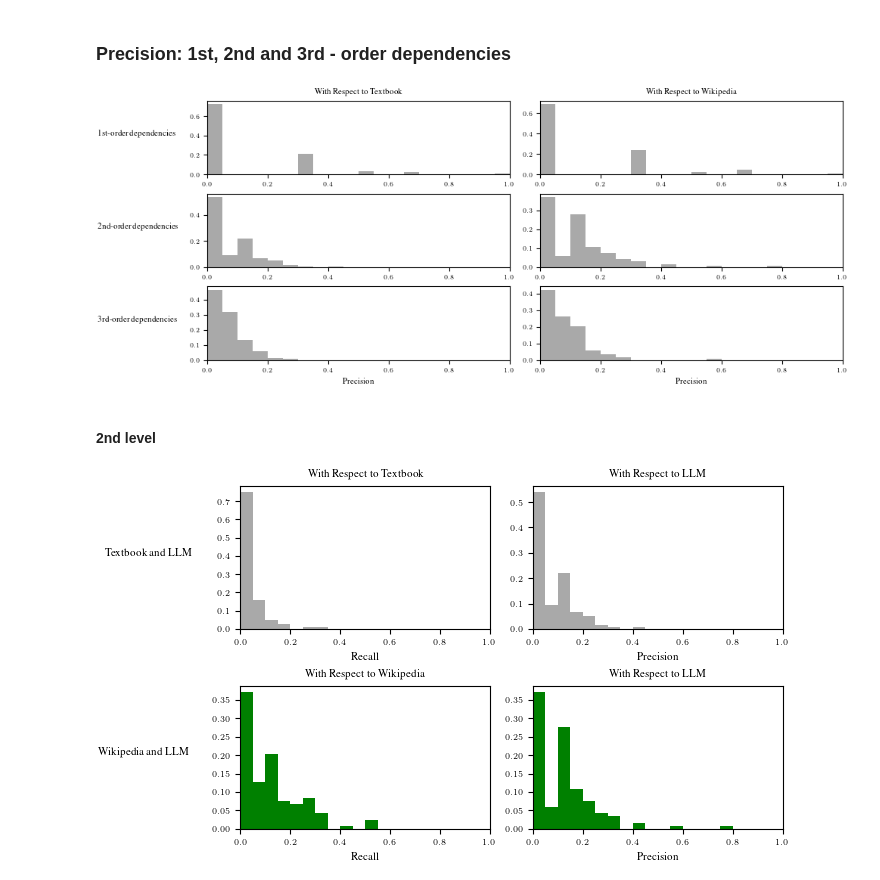
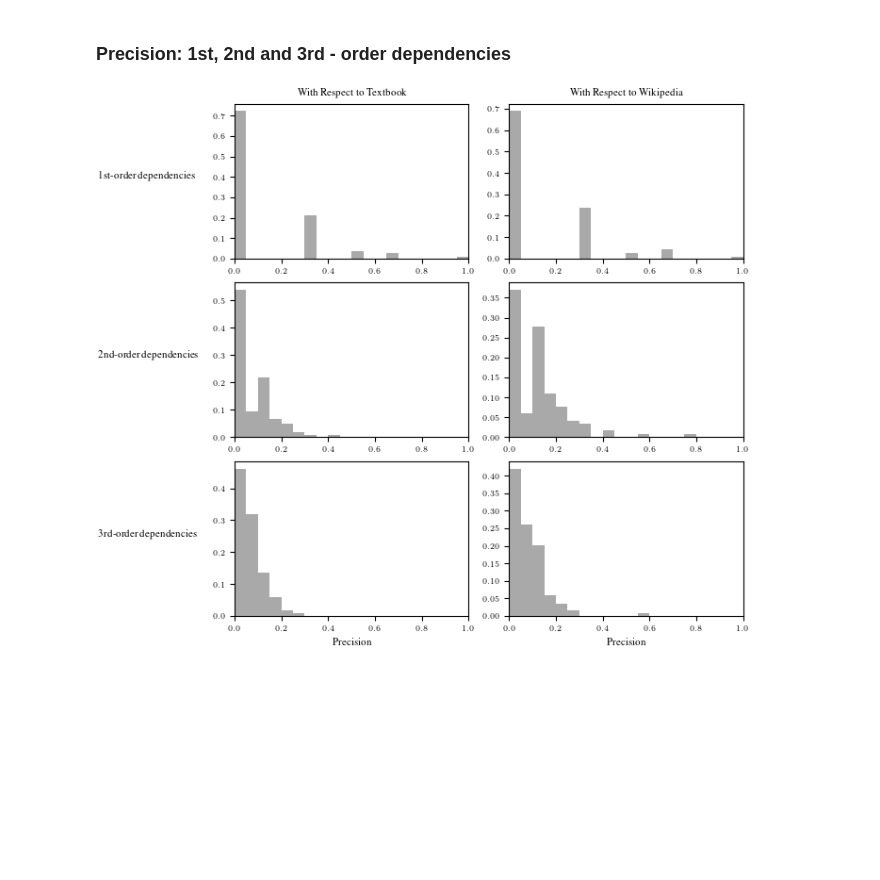
Before and after one commit to mlcolab/learning-dependencies, a Jupyter notebook: exp/22_Metrics.ipynb, the cells around one changed output. Saved outputs shown, nothing was run; the diff lists cells and outputs as text; code cells hidden in the pictures; blank space fills up the shorter version.

```diff
--- a/exp/22_Metrics.ipynb
+++ b/exp/22_Metrics.ipynb
@@ -279,7 +279,7 @@ deps = deps.fillna(0)
 # %%
 deps_filt = deps.loc[filter]
 
-figs, ax = plt.subplots(3, 2, figsize=(10,4))
+figs, ax = plt.subplots(3, 2, figsize=(7,6))
 
 # 1st order
 ax[0,0].set_title("With Respect to Textbook")
@@ -294,35 +294,33 @@ ax[0,1].hist(deps_filt['precision_llm_wiki_llm_1'],bins=20, range = (0,1), color
 ax[0,1].set_xlim(0, 1)
 
 # 2nd order
 
 ax[1,0].hist(deps_filt['precision_tb_llm_llm_2'],bins=20, range = (0,1),color="darkgrey",
              weights=np.ones(len(deps_filt['precision_tb_llm_llm_2'])) / len(deps_filt['precision_tb_llm_llm_2']))
 ax[1,0].set_xlim(0, 1)
 ax[1,0].set_ylabel('2nd-order dependencies', rotation=0, labelpad=50)
 
 ax[1,1].hist(deps_filt['precision_llm_wiki_llm_2'],bins=20, range = (0,1), color="darkgrey",
              weights=np.ones(len(deps_filt['precision_llm_wiki_llm_2'])) / len(deps_filt['precision_llm_wiki_llm_2']))
 ax[1,1].set_xlim(0, 1)
 
 # 3rd order
 
 ax[2,0].hist(deps_filt['precision_tb_llm_llm_3'],bins=20, range = (0,1),color="darkgrey",
              weights=np.ones(len(deps_filt['precision_tb_llm_llm_3'])) / len(deps_filt['precision_tb_llm_llm_3']))
 ax[2,0].set_xlim(0, 1)
 ax[2,0].set_ylabel('3rd-order dependencies', rotation=0, labelpad=50)
 
 ax[2,1].hist(deps_filt['precision_llm_wiki_llm_3'],bins=20, range = (0,1), color="darkgrey",
              weights=np.ones(len(deps_filt['precision_llm_wiki_llm_3'])) / len(deps_filt['precision_llm_wiki_llm_3']))
 ax[2,1].set_xlim(0, 1)
 
 
 ax[2,0].set_xlabel('Precision')
 ax[2,1].set_xlabel('Precision')
 
 plt.show()
 # %% [output]
-[figure, old version]
+[figure, new version]
 # %%
 figs.savefig("../doc/img/precision_deps_3rd_order.pdf", format="pdf")
-# %% [markdown]
-#### 2nd level
@@ -347,46 +326,0 @@ deps = deps.fillna(0)
-# %%
-deps2 = deps.loc[filter]
-
-figs, ax = plt.subplots(2, 2, figsize=(7,4))
-ax[0,0].set_title("With Respect to Textbook")
-ax[0,0].hist(deps2['precision_tb_llm_tb'],bins=20, range = (0,1),color="darkgrey",
-             weights=np.ones(len(deps2['precision_tb_llm_tb'])) / len(deps2['precision_tb_llm_tb']))
-ax[0,0].set_xlim(0, 1)
-
-ax[0,0].set_ylabel('Textbook and LLM', rotation=0, labelpad=50)
-
-ax[0,1].set_title("With Respect to LLM")
-ax[0,1].hist(deps2['precision_tb_llm_llm'],bins=20, range = (0,1), color="darkgrey",
-             weights=np.ones(len(deps2['precision_tb_llm_llm'])) / len(deps2['precision_tb_llm_llm']))
-ax[0,1].set_xlim(0, 1)
-
-#ax[0,2].set_title("With Respect to All")
-#ax[0,2].hist(deps2['precision_tb_llm_all'],bins=20, range = (0,1), color="darkgrey",
-#             weights=np.ones(len(deps2['precision_tb_llm_all'])) / len(deps2['precision_tb_llm_all']))
-#ax[0,2].set_xlim(0, 1)
-
-
-ax[1,0].set_title("With Respect to Wikipedia")
-ax[1,0].hist(deps2['precision_llm_wiki_wiki'],bins=20, range = (0,1),color="green",
-             weights=np.ones(len(deps2['precision_llm_wiki_wiki'])) / len(deps2['precision_llm_wiki_wiki']))
-ax[1,0].set_xlim(0, 1)
-ax[1,0].set_ylabel('Wikipedia and LLM', rotation=0, labelpad=50)
-
-ax[1,1].set_title("With Respect to LLM")
-ax[1,1].hist(deps2['precision_llm_wiki_llm'],bins=20, range = (0,1), color="green",
-             weights=np.ones(len(deps2['precision_llm_wiki_llm'])) / len(deps2['precision_llm_wiki_llm']))
-ax[1,1].set_xlim(0, 1)
-
-#ax[1,2].set_title("With Respect to All")
-#ax[1,2].hist(deps2['precision_llm_wiki_all'],bins=20, range = (0,1), color="green",
-#             weights=np.ones(len(deps2['precision_llm_wiki_all'])) / len(deps2['precision_llm_wiki_all']))
-#ax[1,2].set_xlim(0, 1)
-
-ax[0,1].set_xlabel('Precision')
-ax[1,1].set_xlabel('Precision')
-ax[0,0].set_xlabel('Recall')
-ax[1,0].set_xlabel('Recall')
-
-plt.show()
-# %% [output]
-[figure, removed]
```
Also changed, not shown: parts of 2 cells of this notebook.
